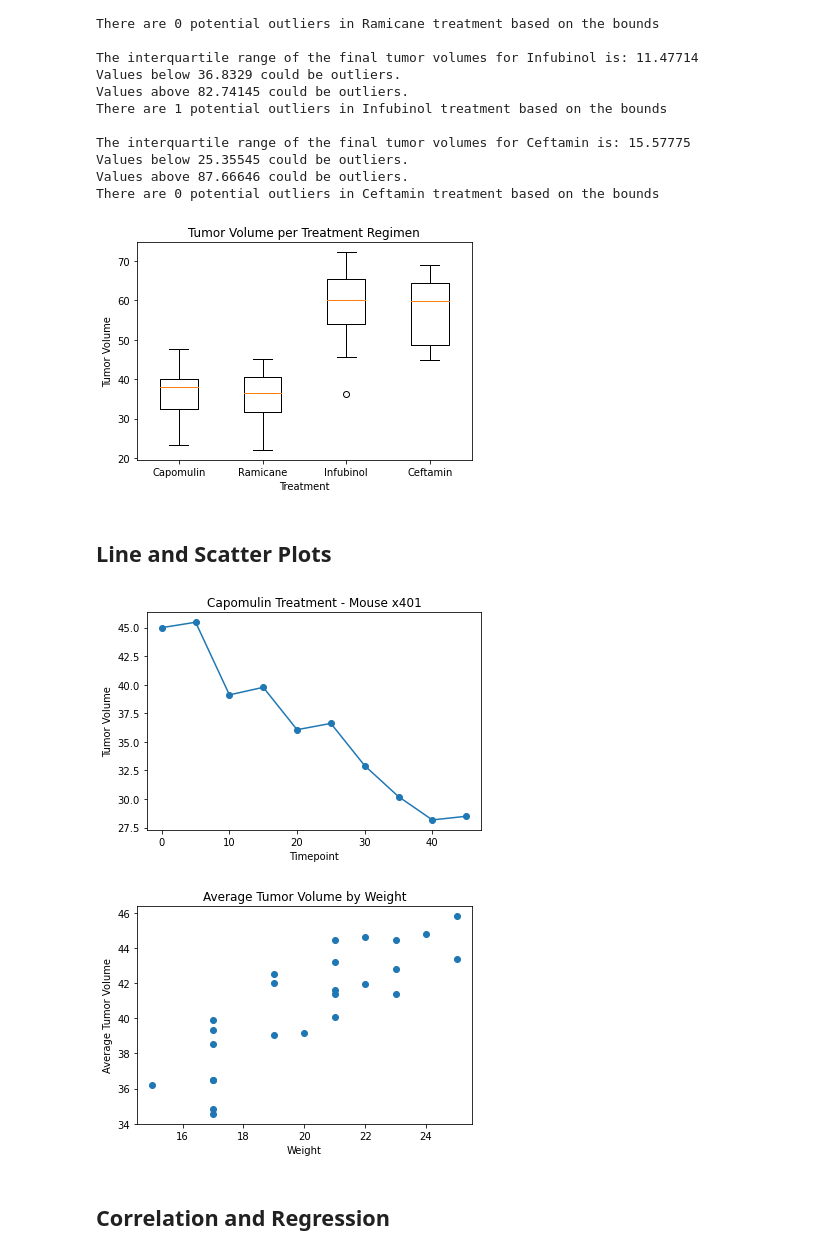
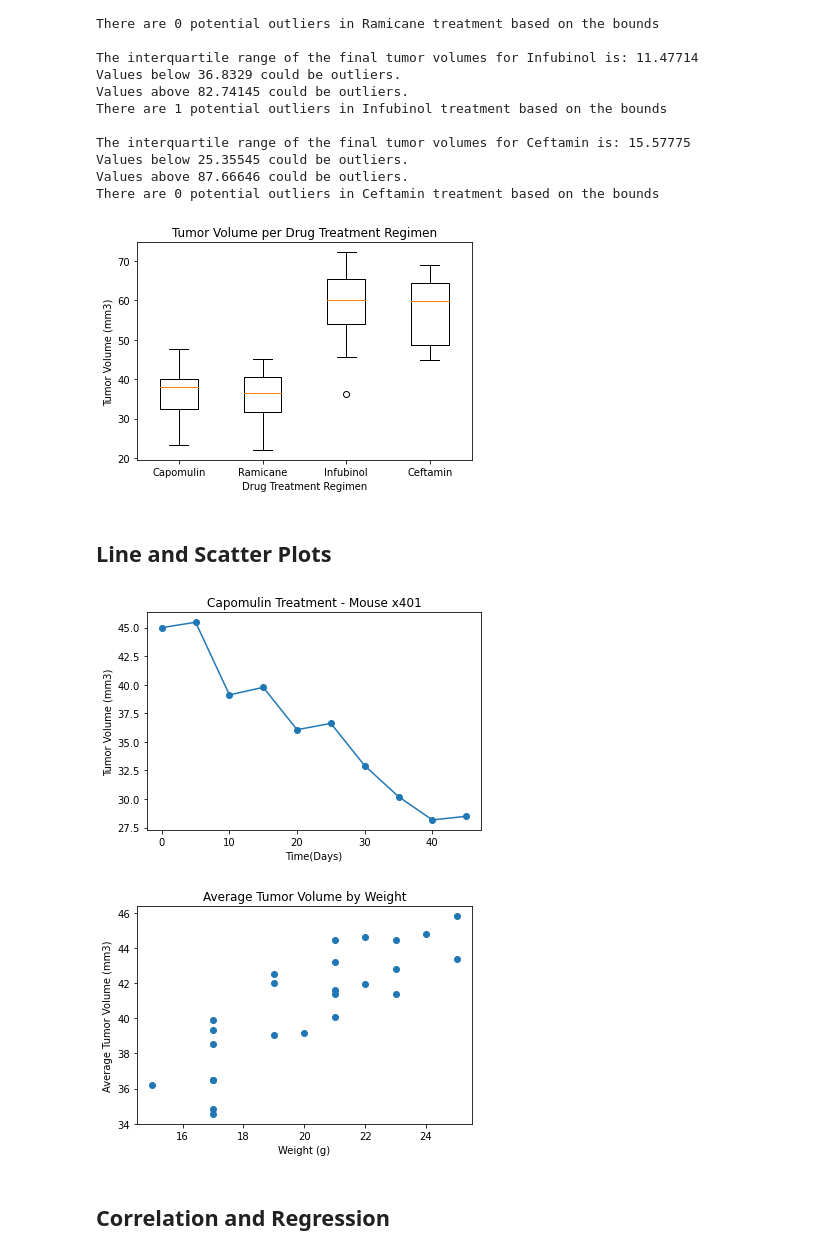
Before and after one commit to thallegacy/matplotlib-challenge, a Jupyter notebook: pymaceuticals_LR.ipynb, the cells around one changed output. Drawn from its saved outputs; the diff is of its cells as text; code cells hidden in the pictures.

```diff
--- a/pymaceuticals_LR.ipynb
+++ b/pymaceuticals_LR.ipynb
@@ -254,7 +250,7 @@ for x in treatments:
     final_tv_data = tumor_vol_data.loc[(tumor_vol_data["Drug Regimen"] == x) & (tumor_vol_data["Timepoint"] == tumor_vol_data["Max Timepoint"])]
 
     #  and get the tumor volumes
-    tumor_vol =final_tv_data["Tumor Volume (mm3)"]
+    tumor_vol =final_tv_data["Tumor Volume (mm3)"].sort_values()
     tumor_vol_ls.append(tumor_vol)
 
     # Calculate the IQR.
@@ -273,8 +269,8 @@ for x in treatments:
     print(f"Values above {round(upper_bound,5)} could be outliers.")
 
     # Count the outliers of the above and below the upper bounds
-    outliers = (final_tv_data["Tumor Volume (mm3)"].loc[(final_tv_data['Tumor Volume (mm3)'] >= upper_bound) |
-                                        (final_tv_data['Tumor Volume (mm3)'] <= lower_bound)]).count()
+    outliers = (final_tv_data["Tumor Volume (mm3)"].loc[(final_tv_data["Tumor Volume (mm3)"] >= upper_bound) |
+                                        (final_tv_data["Tumor Volume (mm3)"] <= lower_bound)]).count()
 
     # Print count of potential outliers
     print(f"There are {outliers} potential outliers in {x} treatment based on the bounds")
@@ -302,20 +298,20 @@ There are 0 potential outliers in Ceftamin treatment based on the bounds
 # %%
 # Instructions: Generate a box plot of the final tumor volume of each mouse across four regimens of interest
 
 # Plot the graph
 fig1, ax1 = plt.subplots()
 ax1.boxplot(tumor_vol_ls)
 plt.xticks([1, 2, 3, 4], treatments)
 
 # Set the formatting of the graph
-ax1.set_title("Tumor Volume per Treatment Regimen")
-ax1.set_xlabel("Treatment")
-ax1.set_ylabel("Tumor Volume")
+ax1.set_title("Tumor Volume per Drug Treatment Regimen")
+ax1.set_xlabel("Drug Treatment Regimen")
+ax1.set_ylabel("Tumor Volume (mm3)")
 
 # Display the information
 plt.show()
 # %% [output]
-[figure, old version]
+[figure, new version]
 # %% [markdown]
 ## Line and Scatter Plots
 # %%
@@ -330,14 +326,14 @@ cap_mouse = mouse_study_data.loc[mouse_study_data["Mouse ID"] == "x401"]
 plt.plot(cap_mouse["Timepoint"], cap_mouse["Tumor Volume (mm3)"],  marker ='o')
 
 # Set the formatting of the graph
-plt.xlabel("Timepoint")
-plt.ylabel("Tumor Volume")
+plt.xlabel("Time(Days)")
+plt.ylabel("Tumor Volume (mm3)")
 plt.title("Capomulin Treatment - Mouse x401")
 
 # Display the information
 plt.show()
 # %% [output]
-[figure, old version]
+[figure, new version]
 # %%
 # Instructions: Generate a scatter plot of average tumor volume vs. mouse weight for the Capomulin regimen
 
@@ -353,14 +349,14 @@ avg_cap_w = capo_data.groupby("Mouse ID")["Weight (g)"].mean()
 plt.scatter(avg_cap_w,avg_cap_tv)
 
 # Set the formatting of the graph
-plt.xlabel("Weight")
-plt.ylabel("Average Tumor Volume")
+plt.xlabel("Weight (g)")
+plt.ylabel("Average Tumor Volume (mm3)")
 plt.title("Average Tumor Volume by Weight")
 
 # Display the information
 plt.show()
 # %% [output]
-[figure, old version]
+[figure, new version]
 # %% [markdown]
 ## Correlation and Regression
 # %%
```
Also changed, not shown: parts of 5 cells of this notebook, 1 other file.
